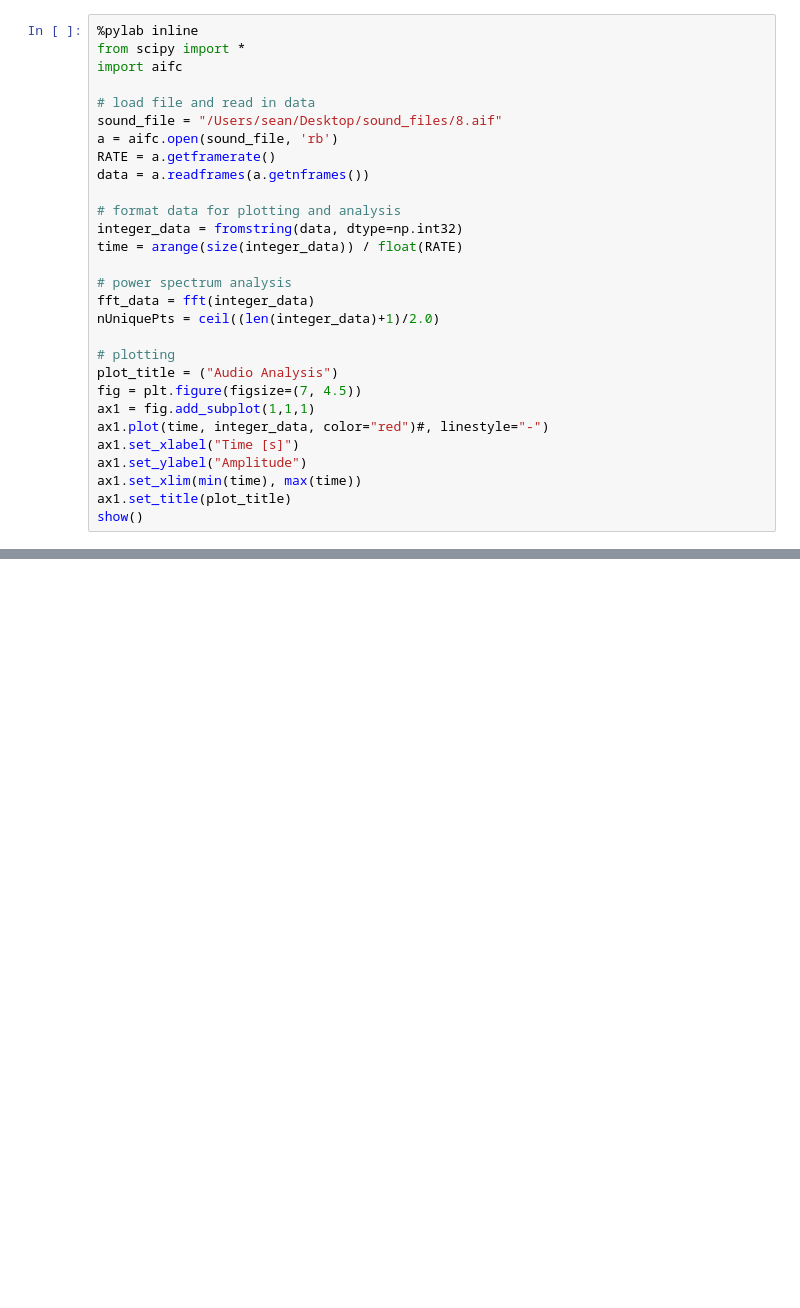
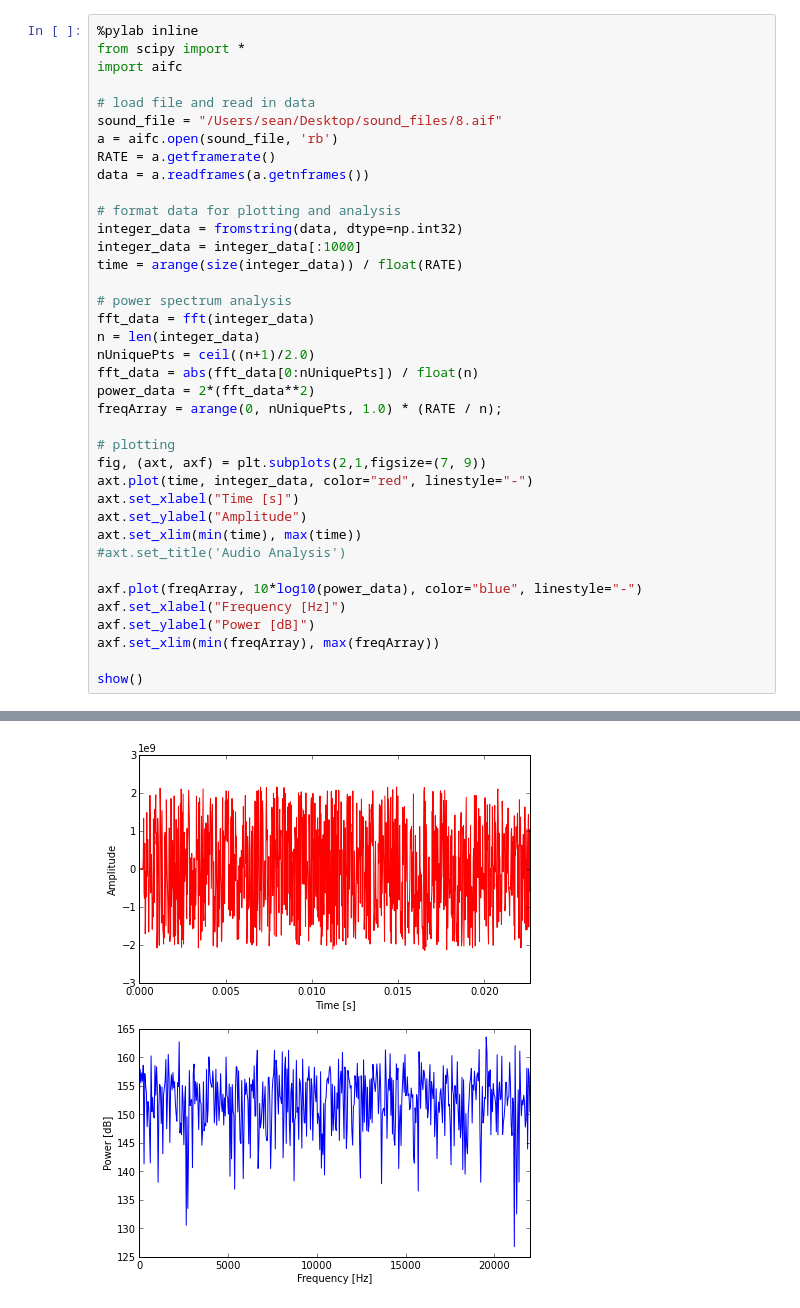
Before and after one commit to Phononic/Sean_Lubner_250HWs, a Jupyter notebook: hw5/hw5_audio.ipynb, the cells around one changed output, grey strips where cells are left out. Saved outputs shown, nothing was run; the diff lists cells and outputs as text; blank space fills up the shorter version.

```diff
--- a/hw5/hw5_audio.ipynb
+++ b/hw5/hw5_audio.ipynb
@@ -11,19 +11,29 @@ data = a.readframes(a.getnframes())
 
 # format data for plotting and analysis
 integer_data = fromstring(data, dtype=np.int32)
+integer_data = integer_data[:1000]
 time = arange(size(integer_data)) / float(RATE)
 
 # power spectrum analysis
 fft_data = fft(integer_data)
-nUniquePts = ceil((len(integer_data)+1)/2.0)
+n = len(integer_data)
+nUniquePts = ceil((n+1)/2.0)
+fft_data = abs(fft_data[0:nUniquePts]) / float(n)
+power_data = 2*(fft_data**2)
+freqArray = arange(0, nUniquePts, 1.0) * (RATE / n);
 
 # plotting
-plot_title = ("Audio Analysis")
-fig = plt.figure(figsize=(7, 4.5))
-ax1 = fig.add_subplot(1,1,1)
-ax1.plot(time, integer_data, color="red")#, linestyle="-")
-ax1.set_xlabel("Time [s]")
-ax1.set_ylabel("Amplitude")
-ax1.set_xlim(min(time), max(time))
-ax1.set_title(plot_title)
+fig, (axt, axf) = plt.subplots(2,1,figsize=(7, 9))
+axt.plot(time, integer_data, color="red", linestyle="-")
+axt.set_xlabel("Time [s]")
+axt.set_ylabel("Amplitude")
+axt.set_xlim(min(time), max(time))
+#axt.set_title('Audio Analysis')
+
+axf.plot(freqArray, 10*log10(power_data), color="blue", linestyle="-")
+axf.set_xlabel("Frequency [Hz]")
+axf.set_ylabel("Power [dB]")
+axf.set_xlim(min(freqArray), max(freqArray))
+
 show()
+# %% [output]
@@ -30,3 +43,4 @@ show()
+[figure, added]
 # %%
 # Test Code
 freq1 = 10.0 # Hz
```
Also changed, not shown: parts of 3 cells of this notebook.
